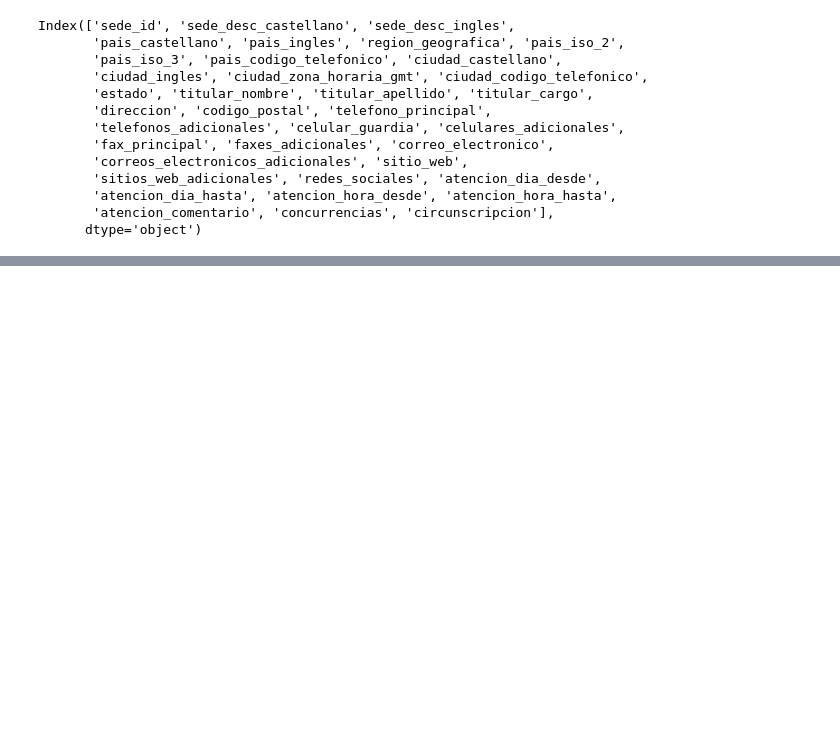
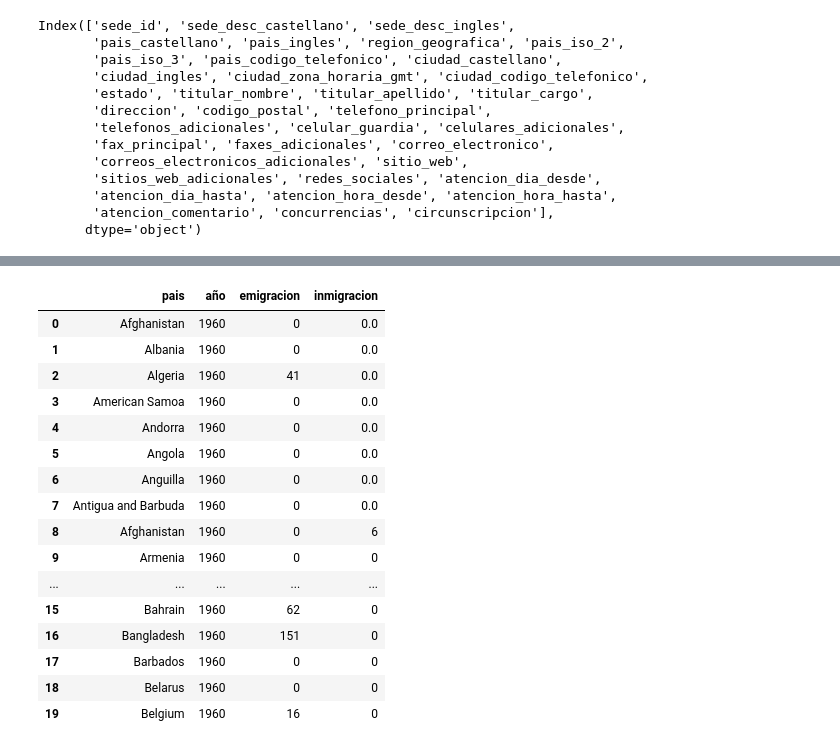
Before and after one commit to pedrobergaglio/tp1-ldd24, a Jupyter notebook: exploracion_datos.ipynb, the cells around one changed output, grey strips where cells are left out. Cells and saved outputs as stored; diff of their text form; code cells hidden in the pictures; blank space fills up the shorter version.

```diff
--- a/exploracion_datos.ipynb
+++ b/exploracion_datos.ipynb
@@ -182,0 +229,58 @@ df_sedes_datos.head()
+# %%
+#filter df_migraciones where Argentina is the country of origin or the country of destination
+df_migraciones = df_migraciones[
+    ((df_migraciones['Country Origin Name'] == 'Argentina') | (df_migraciones['Country Dest Name'] == 'Argentina'))
+    & df_migraciones['Country Origin Name'] != df_migraciones['Country Dest Name']]
+#instead of '1960 [1960]	1970 [1970]	1980 [1980]	1990 [1990]	2000 [2000]' use 'año' and 'cantidad'
+
+#rename '1960 [1960]	1970 [1970]	1980 [1980]	1990 [1990]	2000 [2000]' to only the year
+df_migraciones['1960'] = df_migraciones['1960 [1960]']
+df_migraciones['1970'] = df_migraciones['1970 [1970]']
+df_migraciones['1980'] = df_migraciones['1980 [1980]']
+df_migraciones['1990'] = df_migraciones['1990 [1990]']
+df_migraciones['2000'] = df_migraciones['2000 [2000]']
+#drop the columns '1960 [1960]	1970 [1970]	1980 [1980]	1990 [1990]	2000 [2000]'
+df_migraciones = df_migraciones.drop(columns=['1960 [1960]', '1970 [1970]', '1980 [1980]', '1990 [1990]', '2000 [2000]'])
+
+# Melt the dataframe to transform the year columns into rows
+df_migraciones = df_migraciones.melt(id_vars=['Country Origin Name', 'Country Dest Name'],
+                                     var_name='año',
+                                     value_name='cantidad')
+
+"""Country Origin Name	Country Dest Name	año	cantidad
+0	Afghanistan	Argentina	1960	6"""
+#if we have country dest name as Argentina, use 'pais' with the other country and set 'emigracion' as 0 and 'inmigracion' as 'cantidad'
+
+for index, row in df_migraciones.iterrows():
+    if row['Country Dest Name'] == 'Argentina':
+        df_migraciones.at[index, 'pais'] = row['Country Origin Name']
+        df_migraciones.at[index, 'inmigracion'] = row['cantidad']
+        df_migraciones.at[index, 'emigracion'] = 0
+    else:
+        df_migraciones.at[index, 'pais'] = row['Country Dest Name']
+        df_migraciones.at[index, 'emigracion'] = row['cantidad']
+        df_migraciones.at[index, 'inmigracion'] = 0
+
+#drop the columns 'Country Origin Name' and 'Country Dest Name' and set pais to first column
+df_migraciones = df_migraciones.drop(columns=['Country Origin Name', 'Country Dest Name'])
+df_migraciones = df_migraciones[['pais', 'año', 'emigracion', 'inmigracion']]
+
+df_migraciones.head(20)
+# %% [output]
+|  | pais | año | emigracion | inmigracion |
+| 0 | Afghanistan | 1960 | 0 | 0.0 |
+| 1 | Albania | 1960 | 0 | 0.0 |
+| 2 | Algeria | 1960 | 41 | 0.0 |
+| 3 | American Samoa | 1960 | 0 | 0.0 |
+| 4 | Andorra | 1960 | 0 | 0.0 |
+| 5 | Angola | 1960 | 0 | 0.0 |
+| 6 | Anguilla | 1960 | 0 | 0.0 |
+| 7 | Antigua and Barbuda | 1960 | 0 | 0.0 |
+| 8 | Afghanistan | 1960 | 0 | 6 |
+| 9 | Armenia | 1960 | 0 | 0 |
+| ... | ... | ... | ... | ... |
+| 15 | Bahrain | 1960 | 62 | 0 |
+| 16 | Bangladesh | 1960 | 151 | 0 |
+| 17 | Barbados | 1960 | 0 | 0 |
+| 18 | Belarus | 1960 | 0 | 0 |
+| 19 | Belgium | 1960 | 16 | 0 |
```
Also changed, not shown: parts of 14 cells of this notebook, 4 other files.
